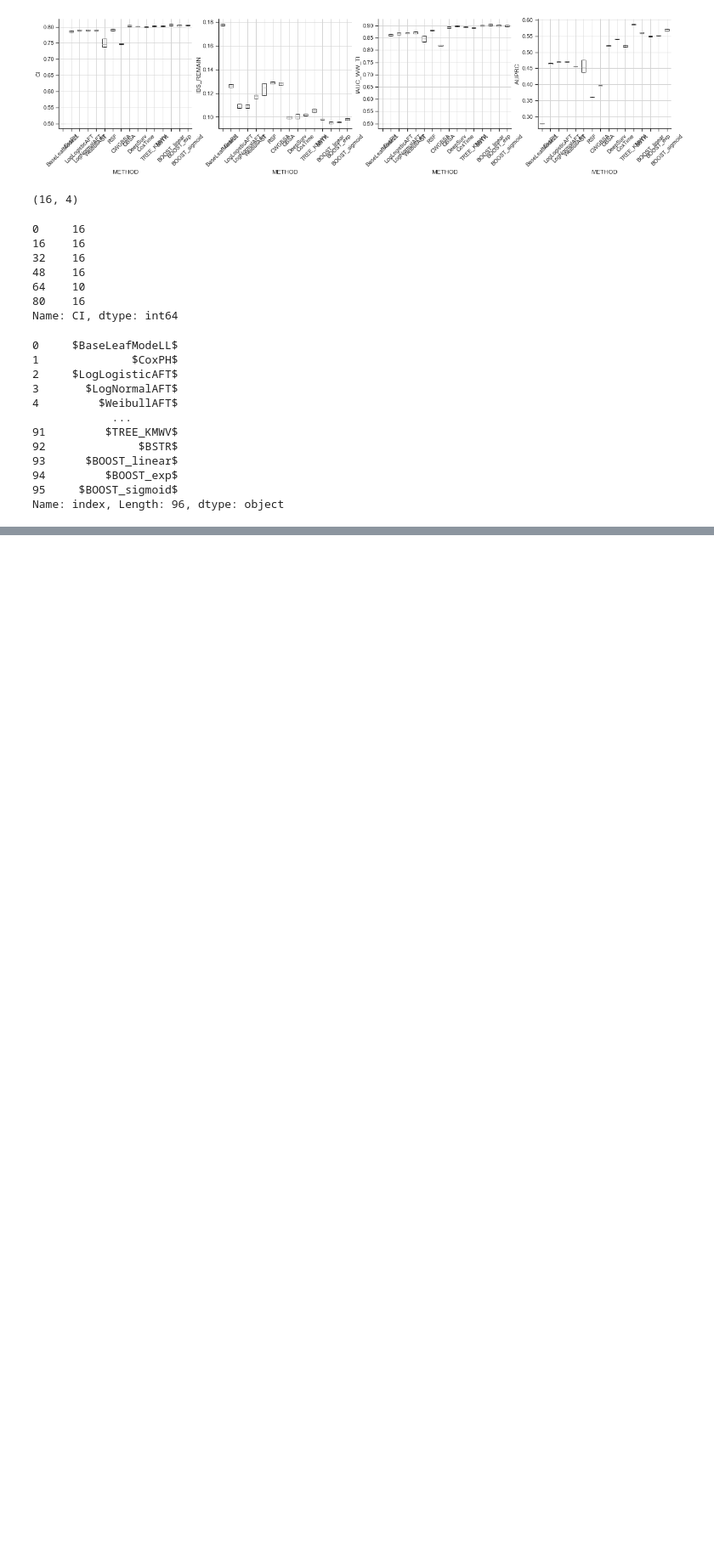
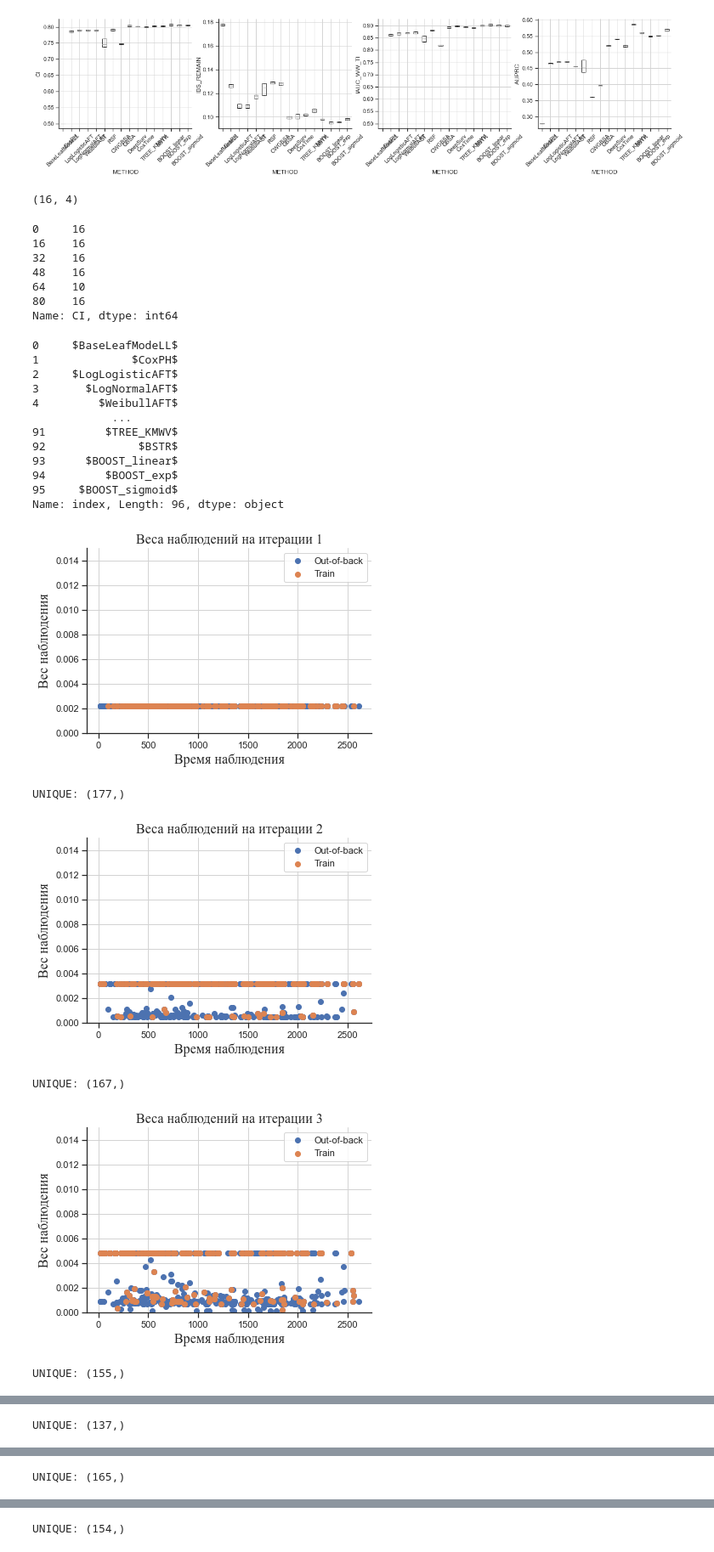
Before and after one commit to iuliivasilev/dev-survivors, a Jupyter notebook: demonstration/Dissertation/Chapter4_Ensembles.ipynb, the cells around one changed output, grey strips where cells are left out. Shown at 85% size. Saved outputs shown, nothing was run; the diff lists cells and outputs as text; code cells hidden in the pictures; blank space fills up the shorter version.

```diff
--- a/demonstration/Dissertation/Chapter4_Ensembles.ipynb
+++ b/demonstration/Dissertation/Chapter4_Ensembles.ipynb
@@ -31,7 +31,7 @@ profiling, use the command line version. To profile in line mode, use
 from sklearn.model_selection import train_test_split, StratifiedKFold
 from survivors.experiments.grid import generate_sample, prepare_sample, count_metric
 
-X, y, features, categ, sch_nan = ds.load_smarto_dataset()
+X, y, features, categ, sch_nan = ds.load_gbsg_dataset()
 
 df = X.copy()
 df["time"] = y["time"]
@@ -1004,3 +1004,5 @@ rank_all["index"]
 94         $BOOST_exp$
 95     $BOOST_sigmoid$
 Name: index, Length: 96, dtype: object
+# %%
+axis_font = {'fontname':'Times New Roman', 'size':'16'}
@@ -1006,0 +1095,17 @@ Name: index, Length: 96, dtype: object
+# %%
+from survivors.ensemble import BootstrapCRAID, BoostingCRAID, IBSCleverBoostingCRAID
+
+param_boost = {'aggreg_func': 'mean', 'all_weight': False, "mode_wei": "linear", 'balance': None, 'categ': ['htreat', 'menostat', 'tumgrad'],
+              'criterion': 'peto', 'depth': 7, 'ens_metric_name': 'IBS_REMAIN',
+              'l_reg': 0, 'leaf_model': 'base_zero_after', 'max_features': 0.3, 'min_samples_leaf': 0.01,
+              'n_estimators': 10, 'n_jobs': 5, 'size_sample': 0.5, 'weighted_tree': False}
+
+bstr = BoostingCRAID1(**param_boost)
+bstr.fit(X_tr, y_tr)
+# %% [output]
+[figure, added]
+UNIQUE: (177,)
+[figure, added]
+UNIQUE: (167,)
+[figure, added]
+UNIQUE: (155,)
@@ -1006,0 +1113 @@ Name: index, Length: 96, dtype: object
+UNIQUE: (137,)
@@ -1006,0 +1115 @@ Name: index, Length: 96, dtype: object
+UNIQUE: (165,)
@@ -1006,0 +1117 @@ Name: index, Length: 96, dtype: object
+UNIQUE: (154,)
```
Also changed, not shown: parts of 4 cells of this notebook.
